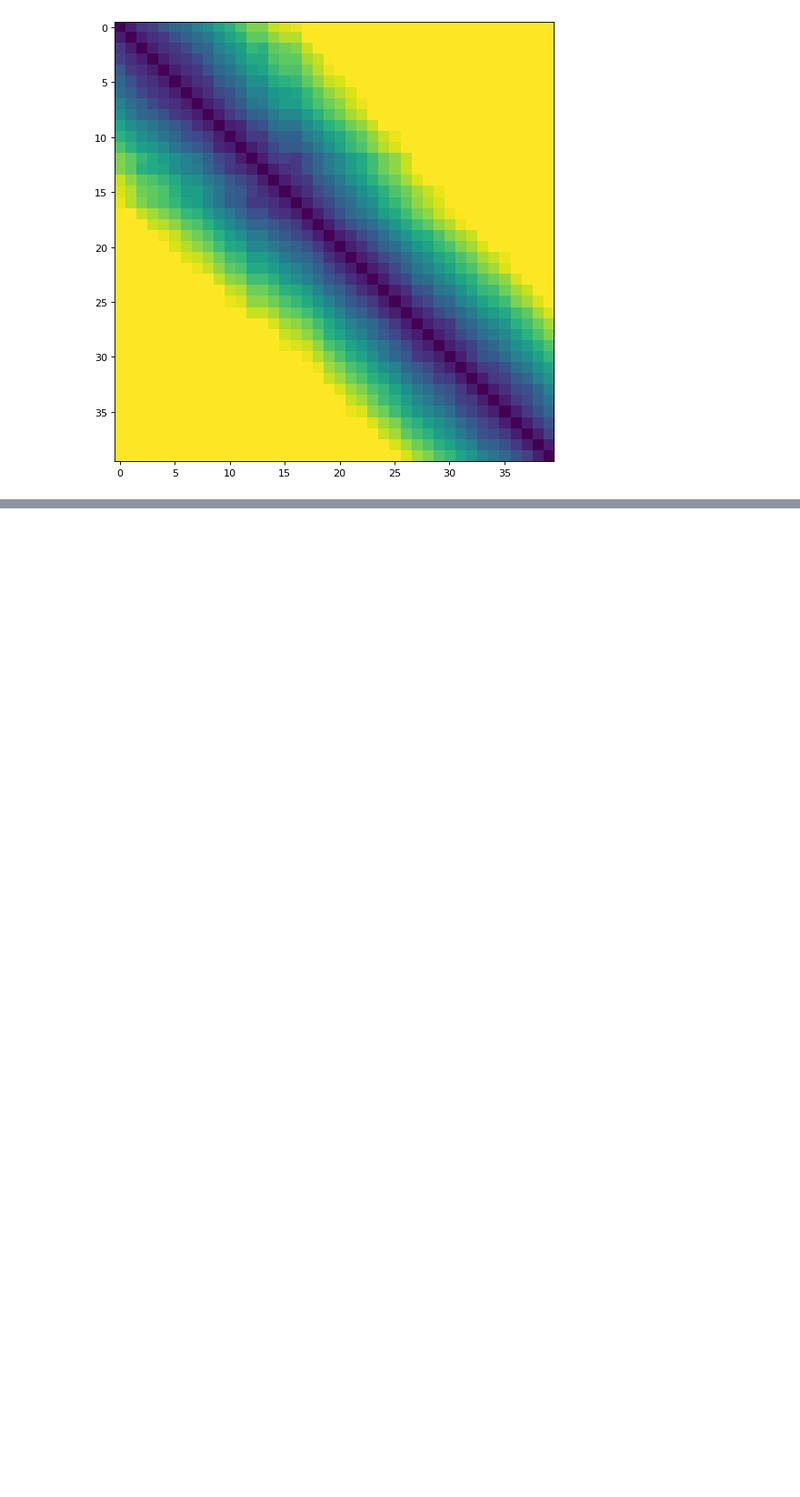
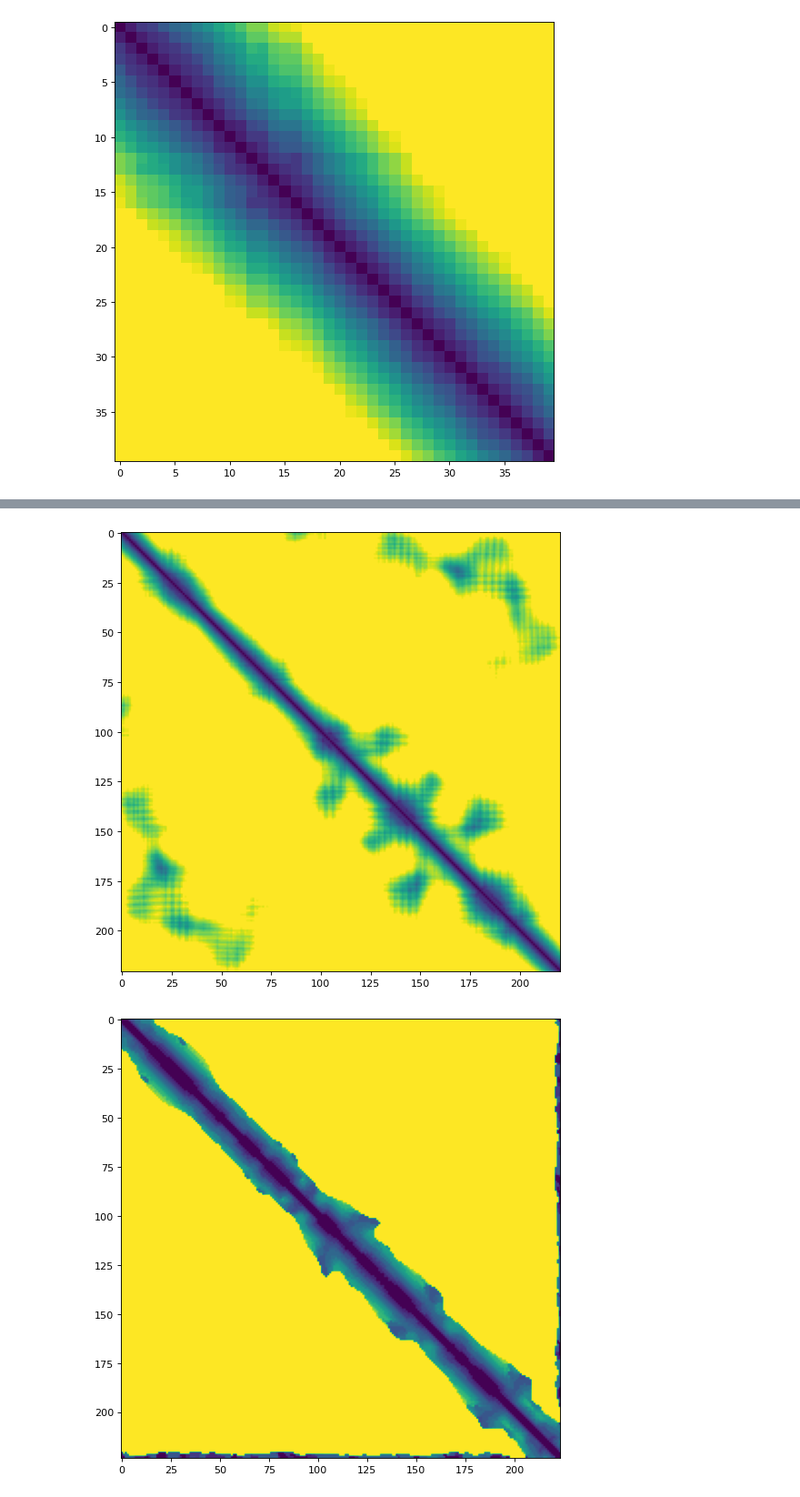
Before and after one commit to ychuhp/scoring_random_omega, a Jupyter notebook: Untitled.ipynb, the cells around one changed output, grey strips where cells are left out. Shown at 91% size. Saved outputs shown, nothing was run; the diff lists cells and outputs as text; code cells hidden in the pictures; blank space fills up the shorter version.

```diff
--- a/Untitled.ipynb
+++ b/Untitled.ipynb
@@ -205,0 +219,10 @@ util.plot_image(x)
+# %%
+x = torch.load('af2_distm_cdpk/dist')
+util.plot_image(x)
+x = torch.load('af2_distm_cdpk/confidence_mask')
+#util.plot_image(x)
+x = torch.load('cust_distm_cdpk/dist')
+util.plot_image(x)
+# %% [output]
+[figure, added]
+[figure, added]
```
Also changed, not shown: parts of 3 cells of this notebook, 10 other files.
